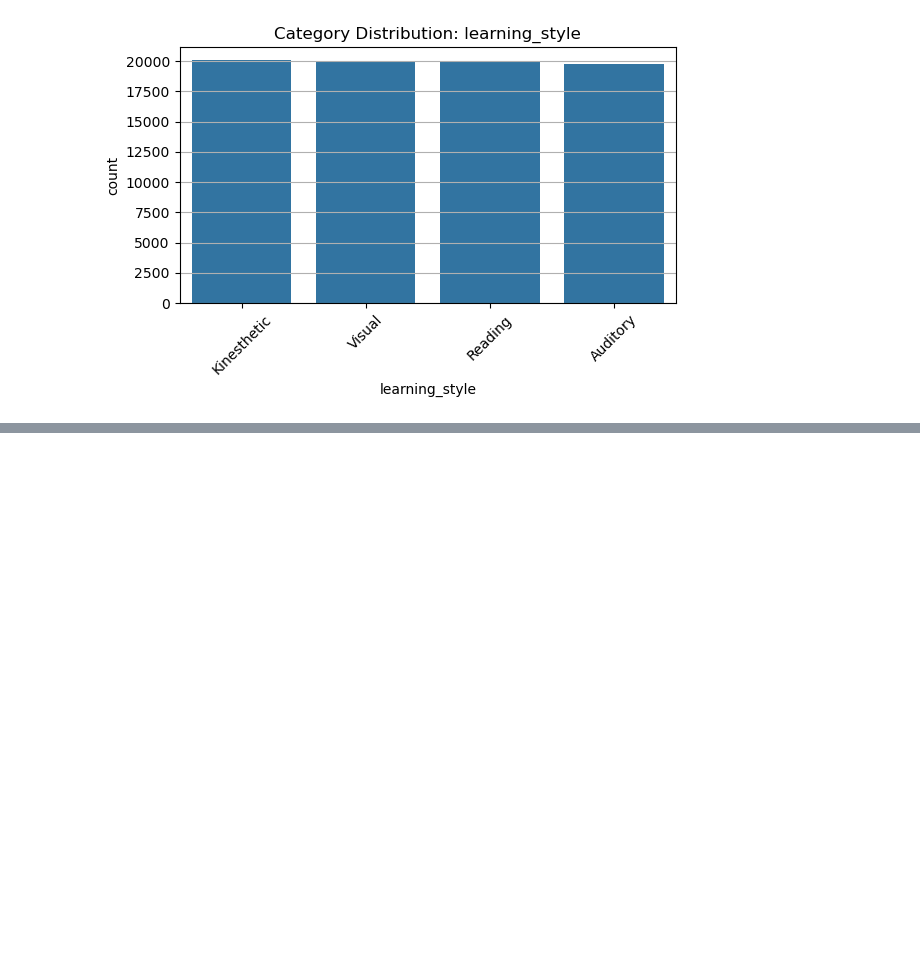
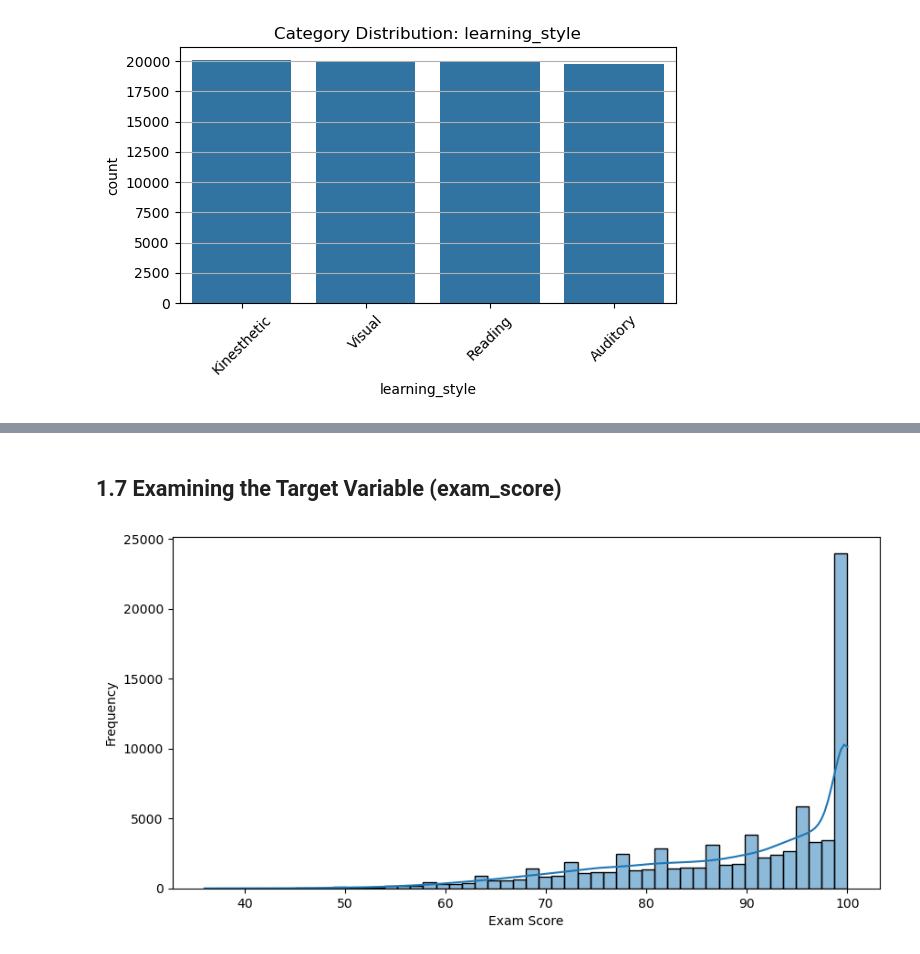
Before and after one commit to Hammad-1105/student-performance-ml-dl, a Jupyter notebook: notebooks/main.ipynb, the cells around one changed output, grey strips where cells are left out. Saved outputs shown, nothing was run; the diff lists cells and outputs as text; code cells hidden in the pictures; blank space fills up the shorter version.

```diff
--- a/notebooks/main.ipynb
+++ b/notebooks/main.ipynb
@@ -242,0 +287,10 @@ for col in cat_cols_list:
+# %% [markdown]
+## 1.7 Examining the Target Variable (exam_score)
+# %%
+plt.figure(figsize=(10, 5))
+sns.histplot(x=df['exam_score'], kde=True, bins=50)
+plt.xlabel('Exam Score')
+plt.ylabel('Frequency')
+plt.show()
+# %% [output]
+[figure, added]
```
Also changed, not shown: parts of 7 cells of this notebook, 1 other file.
